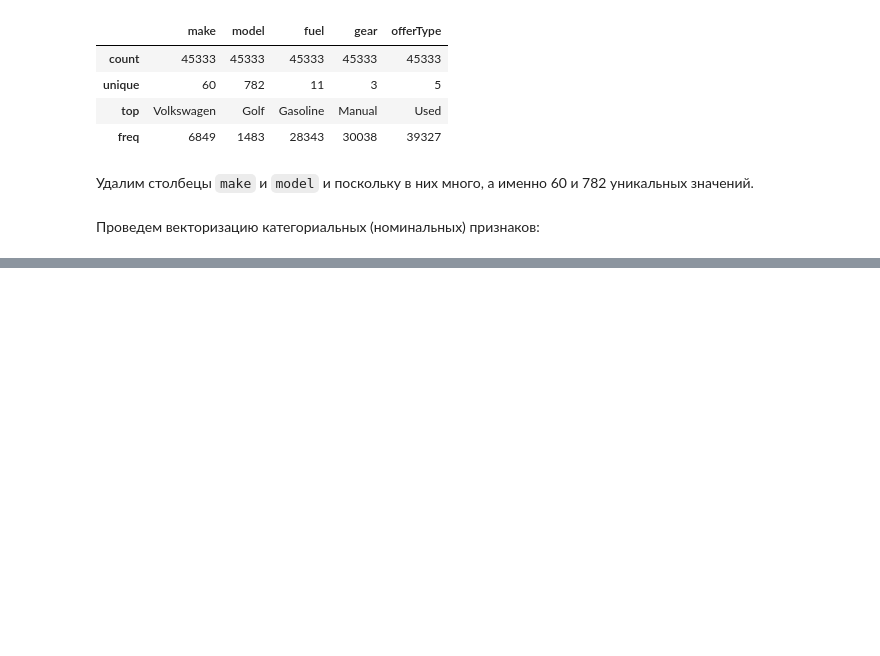
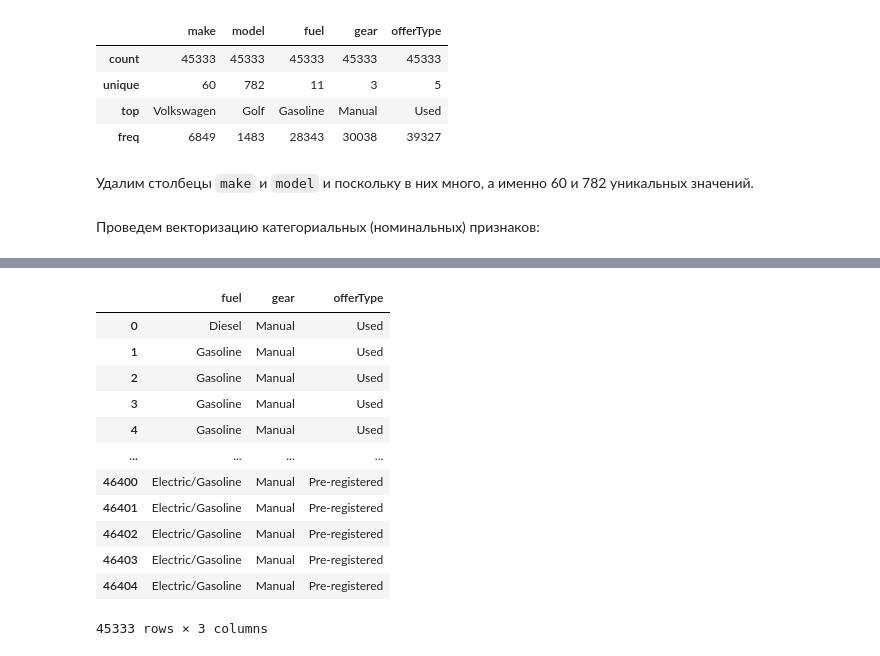
Before and after one commit to sh1rokovs/Machine_Learning_Car_Price, a Jupyter notebook: taskClassified.ipynb, the cells around one changed output, grey strips where cells are left out. Cells and saved outputs as stored; diff of their text form; code cells hidden in the pictures; blank space fills up the shorter version.

```diff
--- a/taskClassified.ipynb
+++ b/taskClassified.ipynb
@@ -566,0 +593,16 @@ print('nonbinary_columns=', nonbinary_columns)
+# %%
+data[categorical_columns]
+# %% [output]
+|  | fuel | gear | offerType |
+| 0 | Diesel | Manual | Used |
+| 1 | Gasoline | Manual | Used |
+| 2 | Gasoline | Manual | Used |
+| 3 | Gasoline | Manual | Used |
+| 4 | Gasoline | Manual | Used |
+| ... | ... | ... | ... |
+| 46400 | Electric/Gasoline | Manual | Pre-registered |
+| 46401 | Electric/Gasoline | Manual | Pre-registered |
+| 46402 | Electric/Gasoline | Manual | Pre-registered |
+| 46403 | Electric/Gasoline | Manual | Pre-registered |
+| 46404 | Electric/Gasoline | Manual | Pre-registered |
+45333 rows × 3 columns
```
Also changed, not shown: parts of 13 cells of this notebook.
